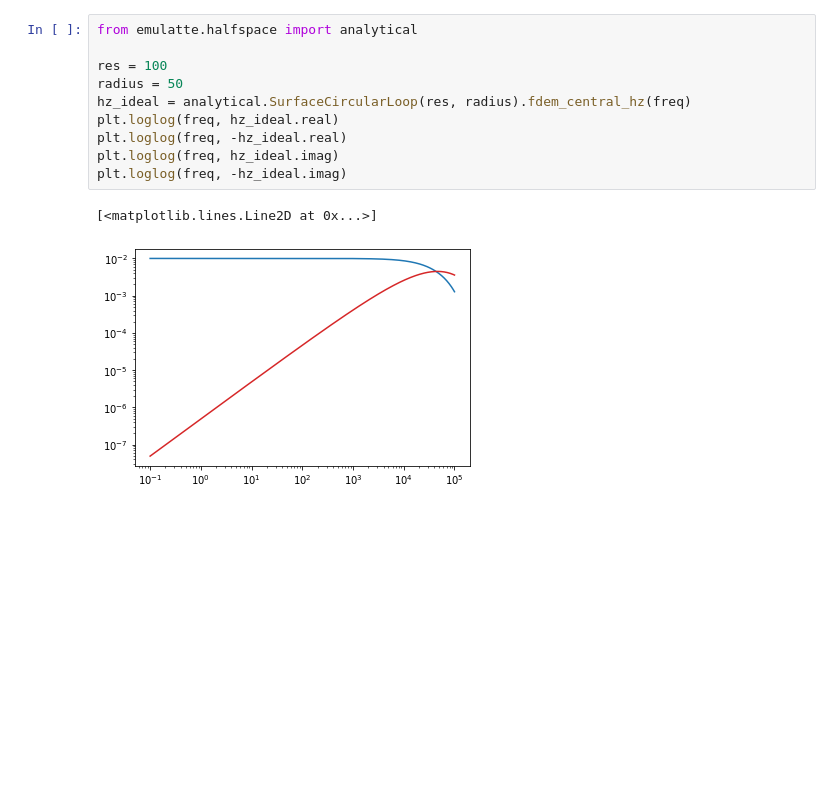
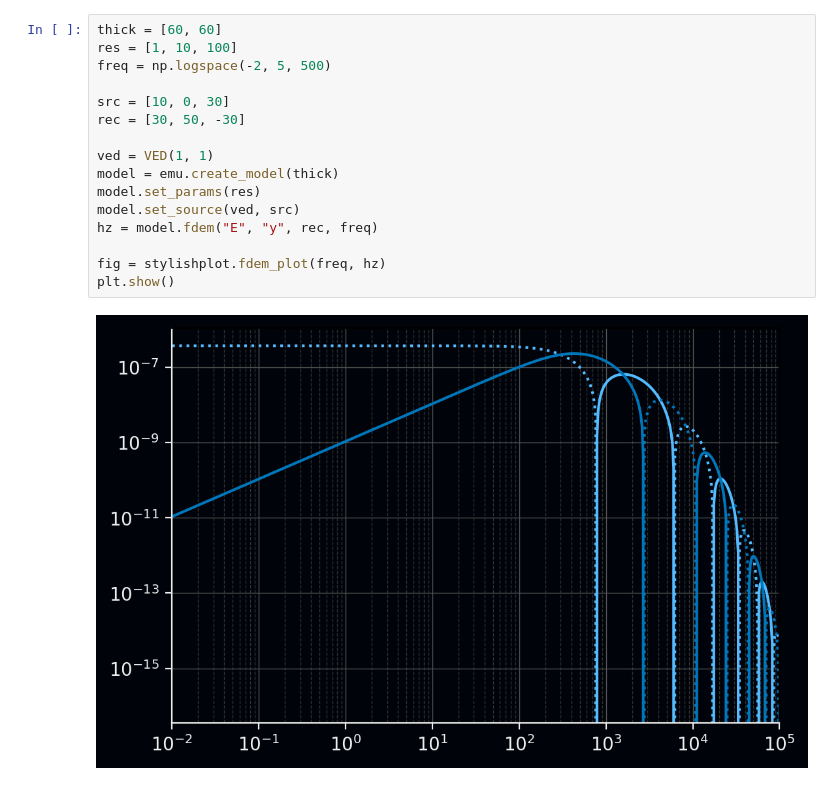
Before and after one commit to WasedaGeophysics/emulatte, a Jupyter notebook: example/playgrounds.ipynb, the cells around one changed output. Cells and saved outputs as stored; diff of their text form; blank space fills up the shorter version.

```diff
--- a/example/playgrounds.ipynb
+++ b/example/playgrounds.ipynb
@@ -59,13 +59,18 @@ plt.show()
-# %%
-from emulatte.halfspace import analytical
-
-res = 100
-radius = 50
-hz_ideal = analytical.SurfaceCircularLoop(res, radius).fdem_central_hz(freq)
-plt.loglog(freq, hz_ideal.real)
-plt.loglog(freq, -hz_ideal.real)
-plt.loglog(freq, hz_ideal.imag)
-plt.loglog(freq, -hz_ideal.imag)
-# %% [output]
-[<matplotlib.lines.Line2D at 0x...>]
-[figure, removed]
+# %%
+thick = [60, 60]
+res = [1, 10, 100]
+freq = np.logspace(-2, 5, 500)
+
+src = [10, 0, 30]
+rec = [30, 50, -30]
+
+ved = VED(1, 1)
+model = emu.create_model(thick)
+model.set_params(res)
+model.set_source(ved, src)
+hz = model.fdem("E", "y", rec, freq)
+
+fig = stylishplot.fdem_plot(freq, hz)
+plt.show()
+# %% [output]
+[figure, added]
```
Also changed, not shown: parts of 10 cells of this notebook, 12 other files.
